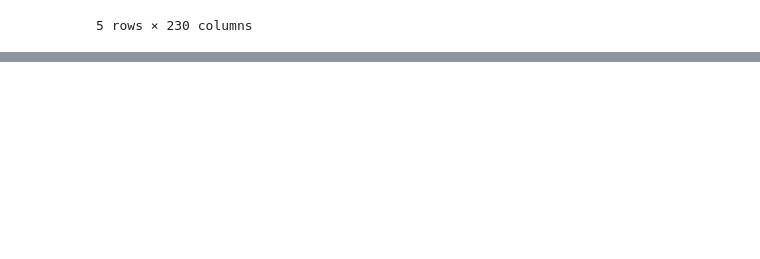
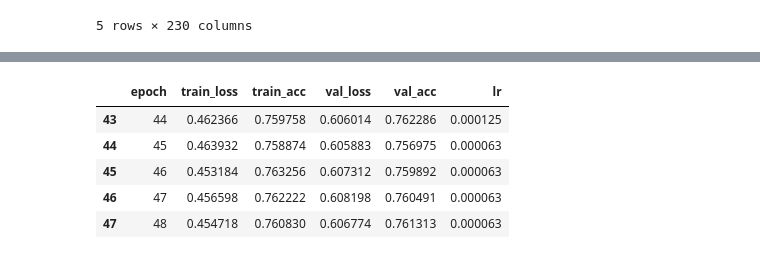
Before and after one commit to stuitje/dlip_plasticc, a Jupyter notebook: notebooks/train_predict_score_mlp_plasticc.ipynb, the cells around one changed output, grey strips where cells are left out. Saved outputs shown, nothing was run; the diff lists cells and outputs as text; code cells hidden in the pictures; blank space fills up the shorter version.

```diff
--- a/notebooks/train_predict_score_mlp_plasticc.ipynb
+++ b/notebooks/train_predict_score_mlp_plasticc.ipynb
@@ -126,0 +154,10 @@ print("Input dim:", classifier.input_dim)
+# %%
+history_df = classifier.history.copy()
+display(history_df.tail())
+# %% [output]
+|  | epoch | train_loss | train_acc | val_loss | val_acc | lr |
+| 43 | 44 | 0.462366 | 0.759758 | 0.606014 | 0.762286 | 0.000125 |
+| 44 | 45 | 0.463932 | 0.758874 | 0.605883 | 0.756975 | 0.000063 |
+| 45 | 46 | 0.453184 | 0.763256 | 0.607312 | 0.759892 | 0.000063 |
+| 46 | 47 | 0.456598 | 0.762222 | 0.608198 | 0.760491 | 0.000063 |
+| 47 | 48 | 0.454718 | 0.760830 | 0.606774 | 0.761313 | 0.000063 |
```
Also changed, not shown: parts of 6 cells of this notebook.
